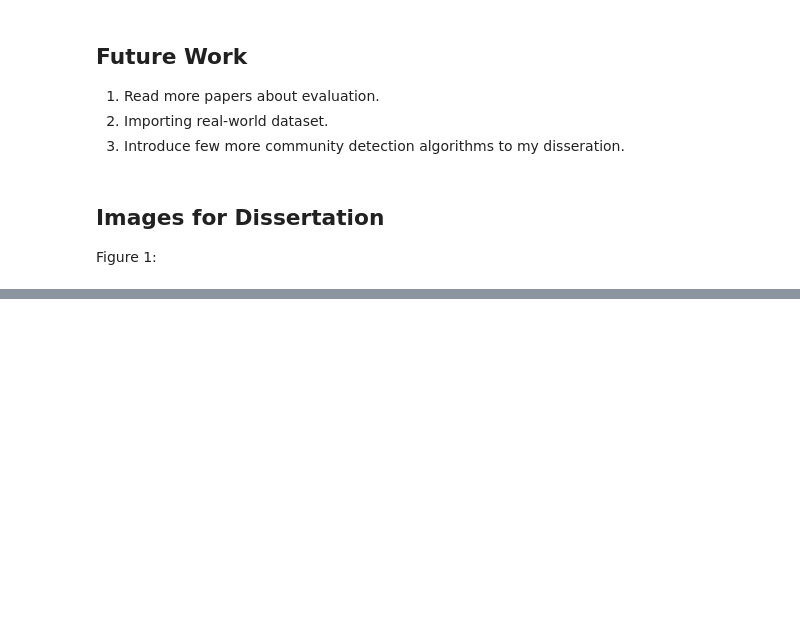
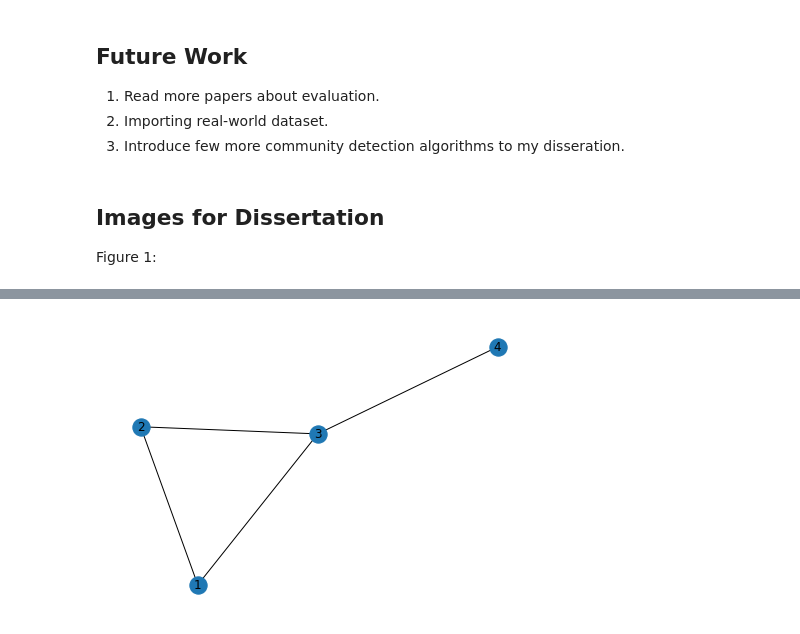
Before and after one commit to user0857/Dissertation, a Jupyter notebook: Community Detection Demo.ipynb, the cells around one changed output, grey strips where cells are left out. Cells and saved outputs as stored; diff of their text form; code cells hidden in the pictures; blank space fills up the shorter version.

```diff
--- a/Community Detection Demo.ipynb
+++ b/Community Detection Demo.ipynb
@@ -225,0 +241,9 @@ Partition via the method is:
+# %%
+G = nx.Graph()
+G.add_nodes_from([_ for _ in range(1,5)])
+G.add_edges_from([(1,2),(1,3),(2,3),(3,4)])
+my_pos = nx.spring_layout(G, seed = 100)
+nx.draw(G, pos=my_pos, with_labels=True)
+plt.savefig("fig_1.png", format="PNG")
+# %% [output]
+[figure, added]
```
Also changed, not shown: parts of 10 cells of this notebook, 1 other file.
